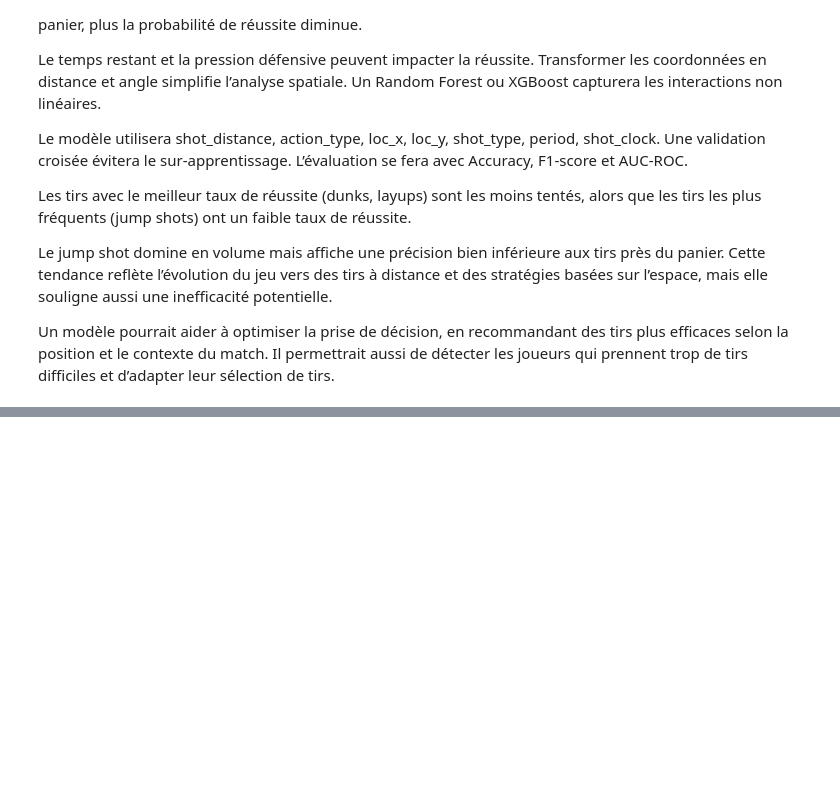
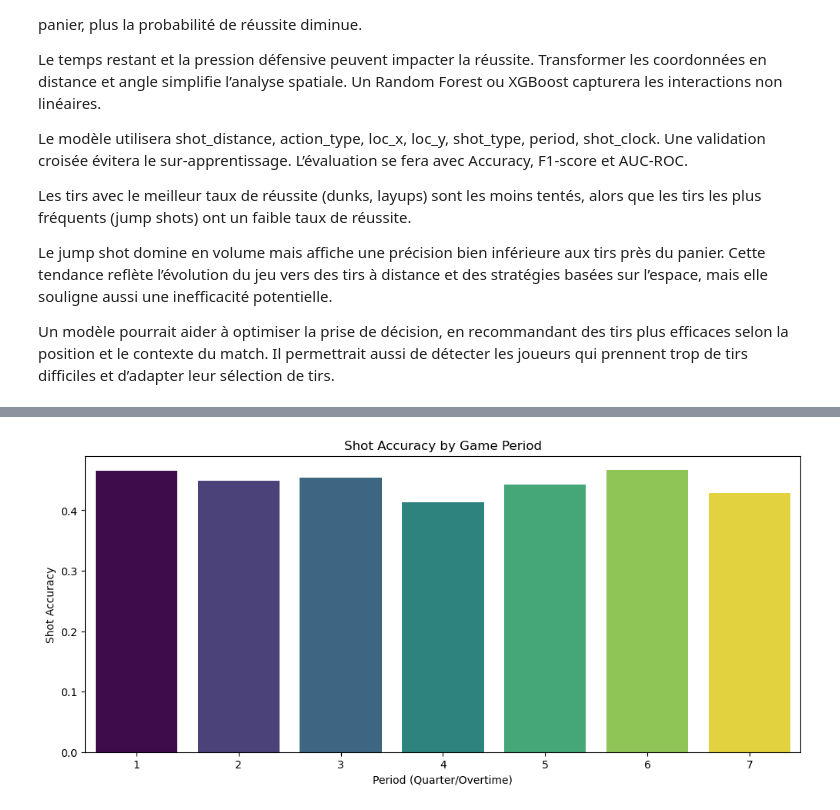
Before and after one commit to guilhem-s/machine_learning_miashs, a Jupyter notebook: kobe-v2/EDA.ipynb, the cells around one changed output, grey strips where cells are left out. Saved outputs shown, nothing was run; the diff lists cells and outputs as text; code cells hidden in the pictures; blank space fills up the shorter version.

```diff
--- a/kobe-v2/EDA.ipynb
+++ b/kobe-v2/EDA.ipynb
@@ -62,3 +159,10 @@ DataFrame shape: (30697, 25)
+# %%
+# Identify missing shot outcomes
+nan_shots = data[data['shot_made_flag'].isna()]
+print(f"Number of shots with missing outcome: {len(nan_shots)}")
+
+# Remove missing shot outcomes
+data = data.dropna(subset=['shot_made_flag'])
 # %% [markdown]
 ## Data Visualisation
 # %%
@@ -489,3 +514,14 @@ data = data[~data.index.isin(nan_shots.index)]
+# %%
+plt.figure(figsize=(12, 5))
+
+# Shot success by period (quarter/overtime)
+sns.barplot(x=data['period'], y=data['shot_made_flag'], hue=data['period'], legend= False, errorbar=None, palette="viridis")
+plt.title("Shot Accuracy by Game Period")
+plt.xlabel("Period (Quarter/Overtime)")
+plt.ylabel("Shot Accuracy")
+plt.show()
+# %% [output]
+[figure, added]
 # %%
 corr_with_shot_made = data.corr()['shot_made_flag'].abs().sort_values(ascending=False)
 print(corr_with_shot_made)
```
Also changed, not shown: parts of 18 cells of this notebook.
